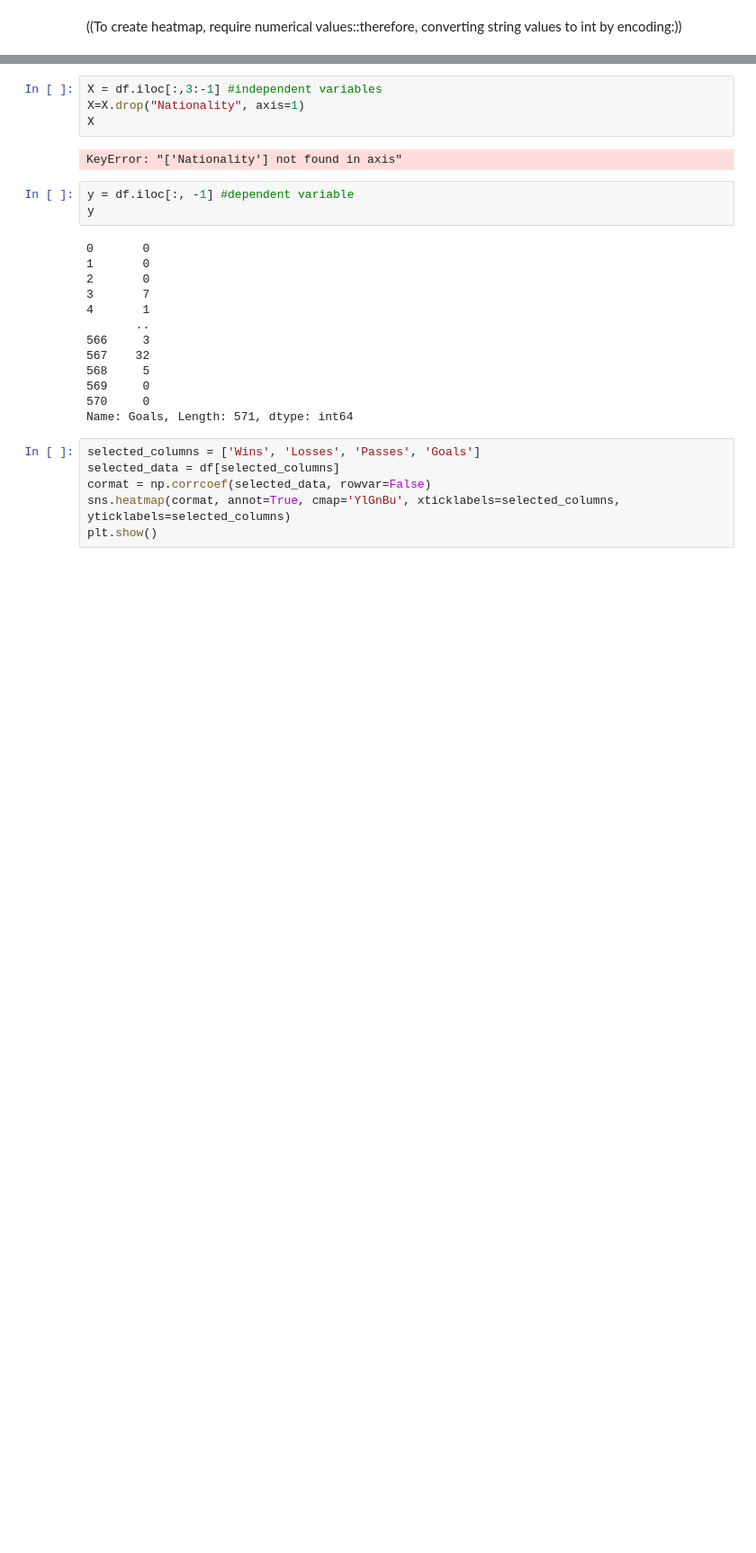
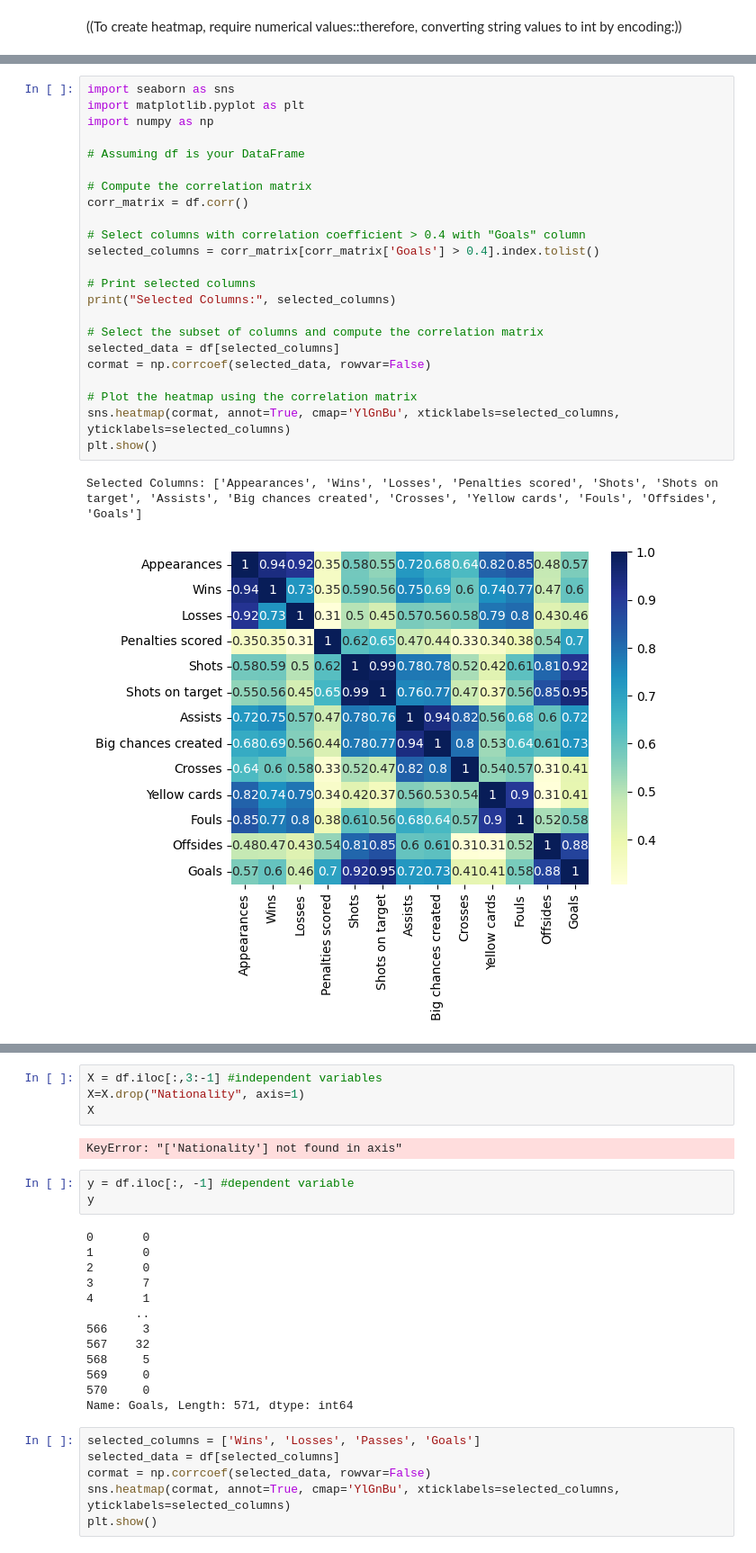
Before and after one commit to devishi-r/Goal-Prediction, a Jupyter notebook: prediction.ipynb, the cells around one changed output, grey strips where cells are left out. Shown at 90% size. Cells and saved outputs as stored; diff of their text form; blank space fills up the shorter version.

```diff
--- a/prediction.ipynb
+++ b/prediction.ipynb
@@ -123,0 +124,26 @@ plt.show()
+# %%
+import seaborn as sns
+import matplotlib.pyplot as plt
+import numpy as np
+
+# Assuming df is your DataFrame
+
+# Compute the correlation matrix
+corr_matrix = df.corr()
+
+# Select columns with correlation coefficient > 0.4 with "Goals" column
+selected_columns = corr_matrix[corr_matrix['Goals'] > 0.4].index.tolist()
+
+# Print selected columns
+print("Selected Columns:", selected_columns)
+
+# Select the subset of columns and compute the correlation matrix
+selected_data = df[selected_columns]
+cormat = np.corrcoef(selected_data, rowvar=False)
+
+# Plot the heatmap using the correlation matrix
+sns.heatmap(cormat, annot=True, cmap='YlGnBu', xticklabels=selected_columns, yticklabels=selected_columns)
+plt.show()
+# %% [output]
+Selected Columns: ['Appearances', 'Wins', 'Losses', 'Penalties scored', 'Shots', 'Shots on target', 'Assists', 'Big chances created', 'Crosses', 'Yellow cards', 'Fouls', 'Offsides', 'Goals']
+[figure, added]
```
Also changed, not shown: parts of 5 cells of this notebook.
